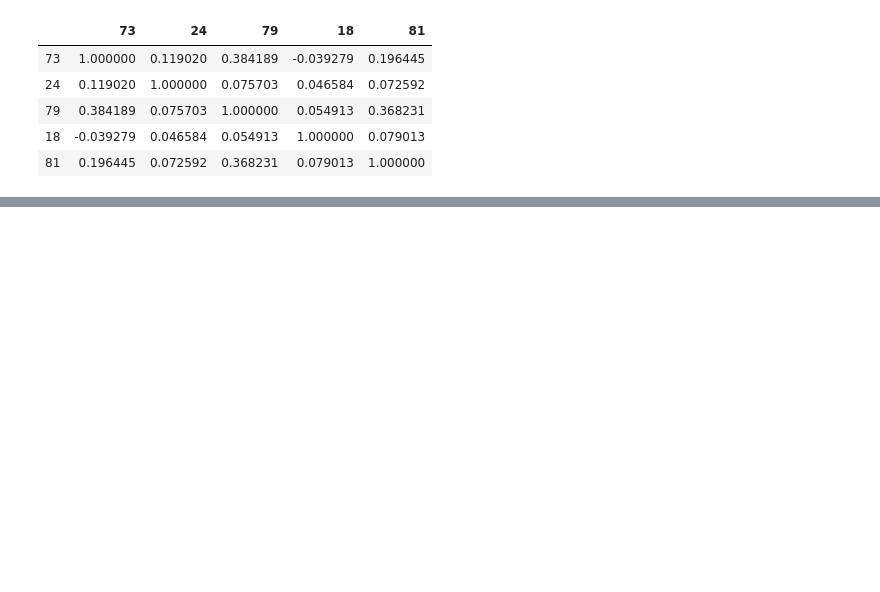
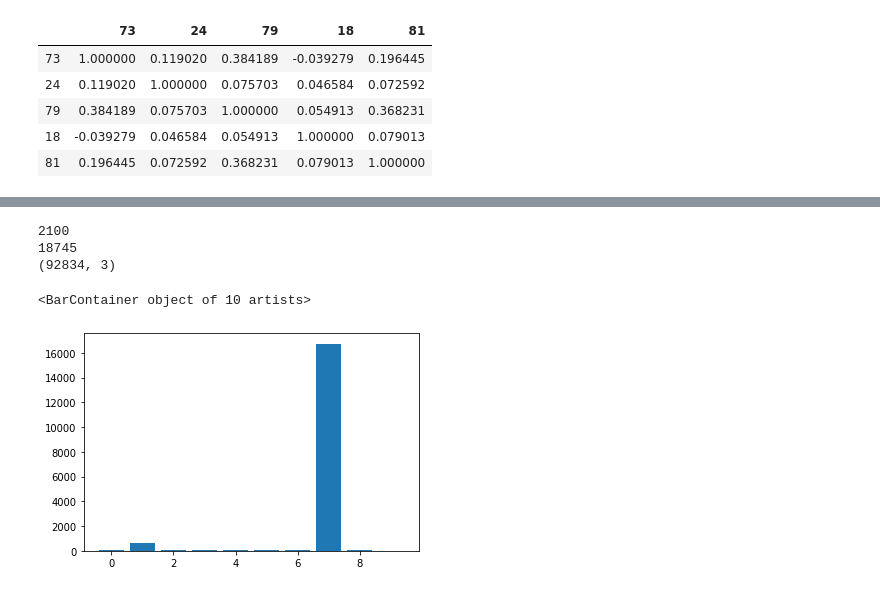
Before and after one commit to timcopelandoh/thinkful, a Jupyter notebook: Capstones and Projects/Capstone 4.ipynb, the cells around one changed output, grey strips where cells are left out. Cells and saved outputs as stored; diff of their text form; code cells hidden in the pictures; blank space fills up the shorter version.

```diff
--- a/Capstones and Projects/Capstone 4.ipynb
+++ b/Capstones and Projects/Capstone 4.ipynb
@@ -372,0 +288,13 @@ Name: name, dtype: object
+# %%
+user_likes_vector = []
+
+for a in range(len(user_artist.artistID.unique())):
+    artist_id = user_artist.artistID.unique()[a]
+    artist_df = user_artist[user_artist.artistID == artist_id]
+    newvec = [0]*2101
+    newvec[0] = user_artist.artistID.unique()[a]
+    user_likes_vector.append(newvec)
+    for row in range(artist_df.shape[0]):
+        newvec[artist_df.iloc[row,0]] = artist_df.iloc[row,2]
+
+pd.DataFrame(user_likes_vector)
@@ -372,0 +315,20 @@ Name: name, dtype: object
+# %%
+print(max(user_artist.userID))
+print(max(user_artist.artistID))
+print(user_artist.shape)
+# %% [output]
+2100
+18745
+(92834, 3)
+# %%
+user_likes_vector = pd.DataFrame(user_likes_vector)
+# %%
+from sklearn.cluster import MiniBatchKMeans
+
+minik = MiniBatchKMeans(n_clusters=10, init='random')
+clusters_sim_users = minik.fit_predict(user_likes_vector.iloc[:,1:])
+# %%
+plt.bar(pd.Series(clusters_sim_users).value_counts().index, pd.Series(clusters_sim_users).value_counts())
+# %% [output]
+<BarContainer object of 10 artists>
+[figure, added]
```
Also changed, not shown: parts of 30 cells of this notebook, 2 other files.
